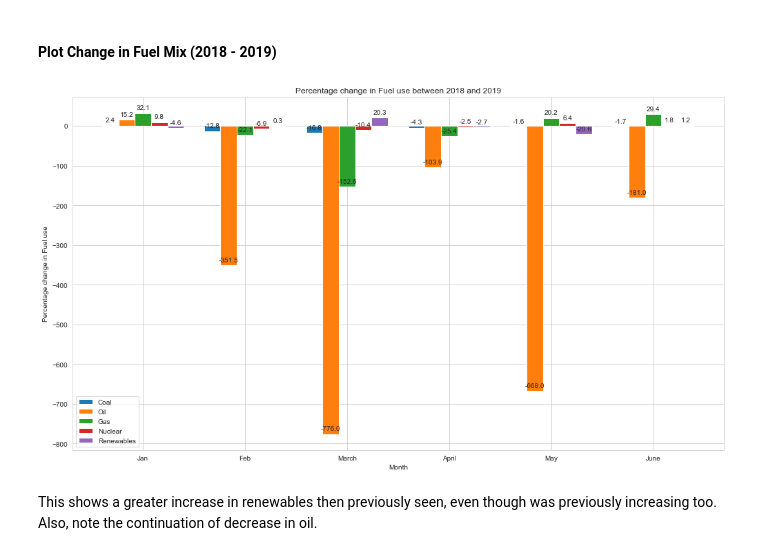
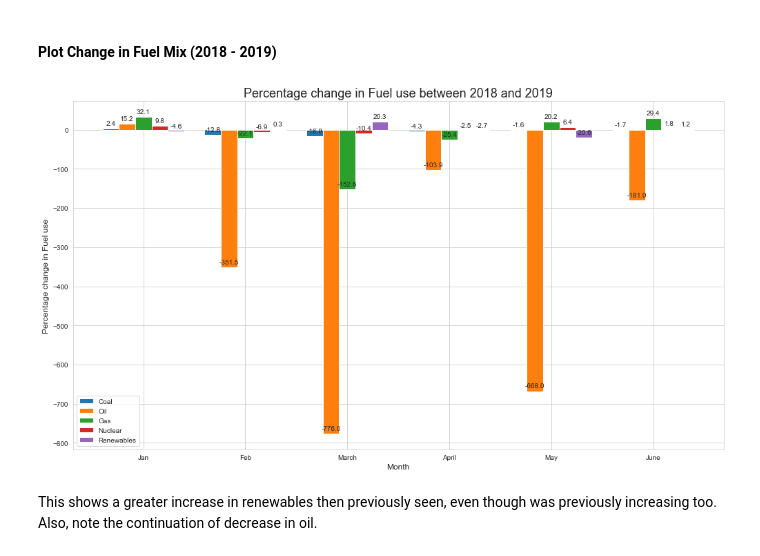
Before and after one commit to ErikaNicole/Covid19-Environmental-and-Economic-Analysis, a Jupyter notebook: final_project/Final Project Team P.ipynb, the cells around one changed output. Drawn from its saved outputs; the diff is of its cells as text; code cells hidden in the pictures.

```diff
--- a/final_project/Final Project Team P.ipynb
+++ b/final_project/Final Project Team P.ipynb
@@ -217,9 +217,9 @@ rects3 = ax.bar(x, Gas, width, label='Gas')
 rects4 = ax.bar(x+width, Nuclear, width, label='Nuclear')
 rects5 = ax.bar(x+width*2, Renewables, width, label='Renewables')
 
-ax.set_ylabel('Percentage change in Fuel use')
-ax.set_title('Percentage change in Fuel use between 2019 and 2020')
-ax.set_xlabel('Month')
+ax.set_ylabel('Percentage change in Fuel use', fontsize = 12)
+ax.set_title('Percentage change in Fuel use between 2019 and 2020', fontsize = 18)
+ax.set_xlabel('Month', fontsize = 12)
 ax.set_xticks(x)
 ax.set_xticklabels(labels)
 ax.legend()
@@ -271,37 +271,37 @@ x = np.arange(len(labels))
 width = 0.16
 rects1 = ax.bar(x-width*2, Coal, width, label='Coal')
 rects2 = ax.bar(x-width, Oil, width, label='Oil')
 rects3 = ax.bar(x, Gas, width, label='Gas')
 rects4 = ax.bar(x+width, Nuclear, width, label='Nuclear')
 rects5 = ax.bar(x+width*2, Renewables, width, label='Renewables')
 
-ax.set_ylabel('Percentage change in Fuel use')
-ax.set_title('Percentage change in Fuel use between 2018 and 2019')
-ax.set_xlabel('Month')
+ax.set_ylabel('Percentage change in Fuel use', fontsize = 12)
+ax.set_title('Percentage change in Fuel use between 2018 and 2019', fontsize = 18)
+ax.set_xlabel('Month', fontsize = 12)
 ax.set_xticks(x)
 ax.set_xticklabels(labels)
 ax.legend()
 
 def autolabel(rects):
     """Attach a text label above each bar in *rects*, displaying its height."""
     for rect in rects:
         height = rect.get_height()
         ax.annotate('{}'.format(height),
                     xy=(rect.get_x() + rect.get_width() / 2, height),
                     xytext=(0, 3),  # 3 points vertical offset
                     textcoords="offset points",
                     ha='center', va='bottom')
 
 autolabel(rects1)
 autolabel(rects2)
 autolabel(rects3)
 autolabel(rects4)
 autolabel(rects5)
 
 fig.tight_layout()
 plt.show()
 # %% [output]
-[figure, old version]
+[figure, new version]
 # %% [markdown]
 This shows a greater increase in renewables then previously seen, even though was previously increasing too. Also, note the continuation of decrease in oil.
 # %% [markdown]
```
Also changed, not shown: parts of 15 cells of this notebook, 2 other files.
